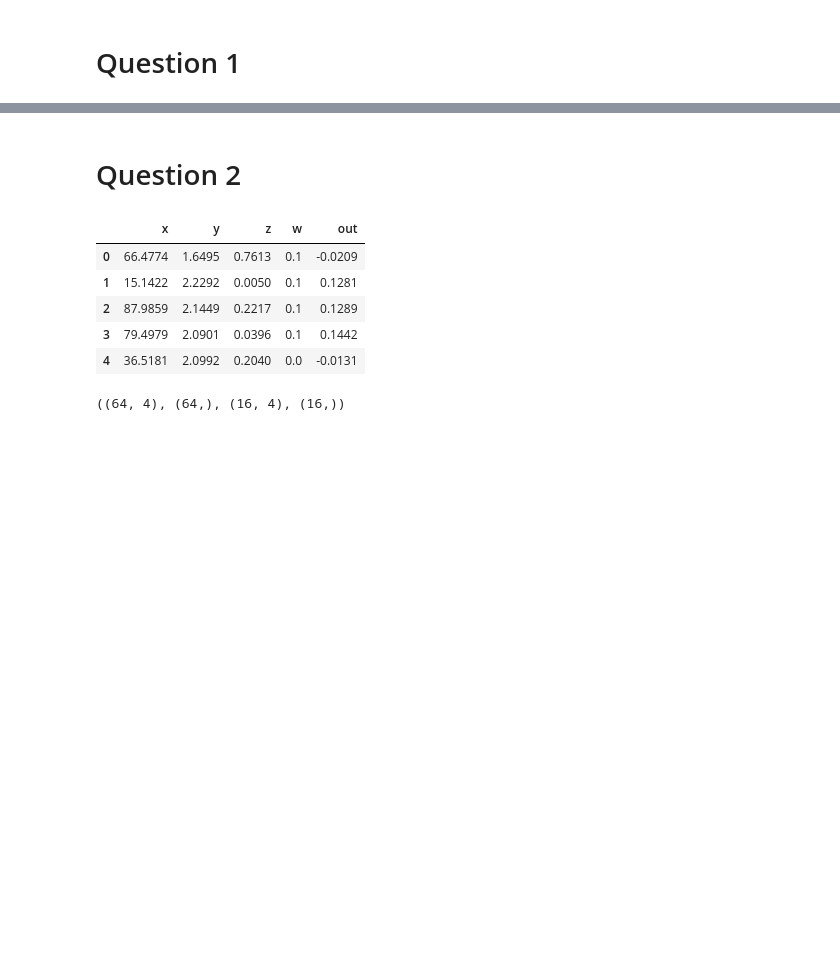
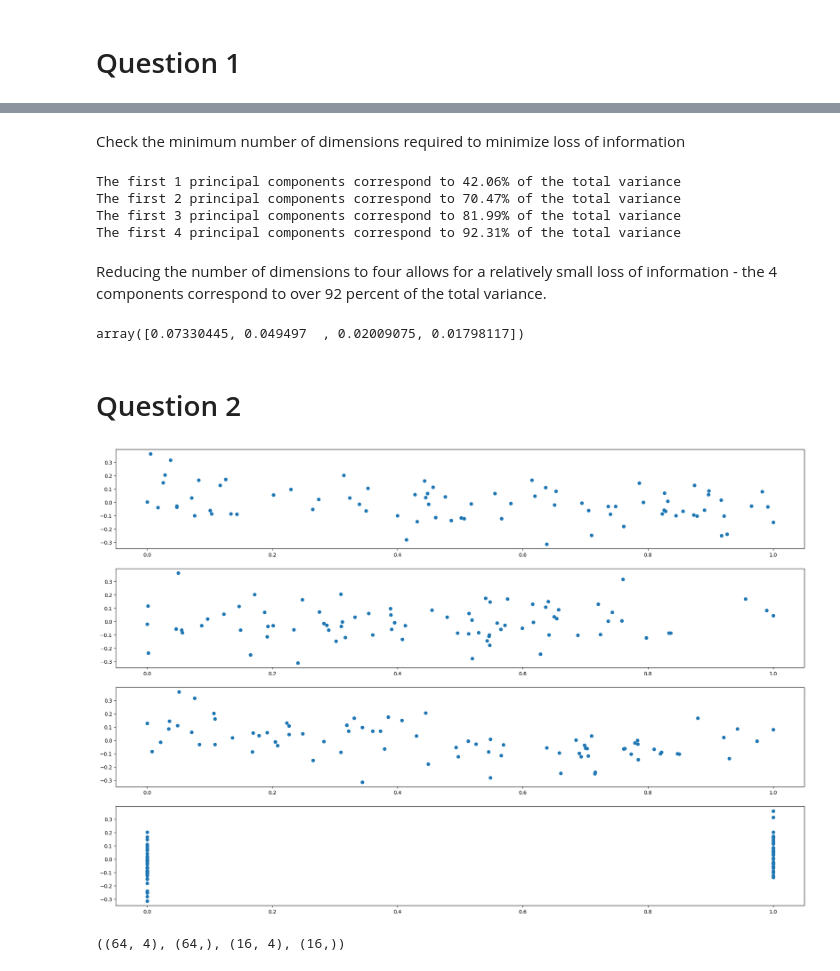
Before and after one commit to dont-text-me/PADL-assessment, a Jupyter notebook: padl.ipynb, the cells around one changed output, grey strips where cells are left out. Cells and saved outputs as stored; diff of their text form; code cells hidden in the pictures; blank space fills up the shorter version.

Commit message:
do some work on first 4 questions

```diff
--- a/padl.ipynb
+++ b/padl.ipynb
@@ -25,16 +17,39 @@ array([[ 9.18907646e-01,  3.18388059e+00, -8.01041400e-02,
+# %% [markdown]
+Check the minimum number of dimensions required to minimize loss of information
+# %%
+total_variance = sum(q1_pcs.var(axis=0))
+for n_comp in range(1, q1_pcs.shape[1]):
+    first_n_comp_variance = (sum(q1_pcs[:,0:n_comp].var(axis=0)) / total_variance) * 100
+    print(f'The first {n_comp} principal components correspond to {first_n_comp_variance.round(2)}% of the total variance')
+# %% [output]
+The first 1 principal components correspond to 42.06% of the total variance
+The first 2 principal components correspond to 70.47% of the total variance
+The first 3 principal components correspond to 81.99% of the total variance
+The first 4 principal components correspond to 92.31% of the total variance
+# %% [markdown]
+Reducing the number of dimensions to four allows for a relatively small loss of information - the 4 components correspond to over 92 percent of the total variance.
+# %%
+import numpy as np
+pca_min_dims = PCA(n_components=4)
+q1_pcs_min_dimensions = pca_min_dims.fit_transform(q1_data_scaled)
+components = pca_min_dims.components_
+# %% [output]
+array([0.07330445, 0.049497  , 0.02009075, 0.01798117])
 # %% [markdown]
 # Question 2
 # %%
 import pandas as pd
+import matplotlib.pyplot as plt
+q2_scaler = MinMaxScaler()
 q2_data = pd.read_csv('PADL-Q2-train.csv')
 q2_data.head()
+q2_data_X, q2_data_y = q2_data.drop(columns=['out']), q2_data['out']
+q2_data_X_scaled = q2_scaler.fit_transform(q2_data_X)
+fig, ax = plt.subplots(4, 1, figsize=(24, 16))
+for i in range(q2_data_X_scaled.shape[1]):
+    ax[i].scatter(q2_data_X_scaled[:, i], q2_data_y)
 # %% [output]
-|  | x | y | z | w | out |
-| 0 | 66.4774 | 1.6495 | 0.7613 | 0.1 | -0.0209 |
-| 1 | 15.1422 | 2.2292 | 0.0050 | 0.1 | 0.1281 |
-| 2 | 87.9859 | 2.1449 | 0.2217 | 0.1 | 0.1289 |
-| 3 | 79.4979 | 2.0901 | 0.0396 | 0.1 | 0.1442 |
-| 4 | 36.5181 | 2.0992 | 0.2040 | 0.0 | -0.0131 |
+[figure, added]
 # %%
 from sklearn.model_selection import train_test_split
 
```
Also changed, not shown: parts of 9 cells of this notebook.
